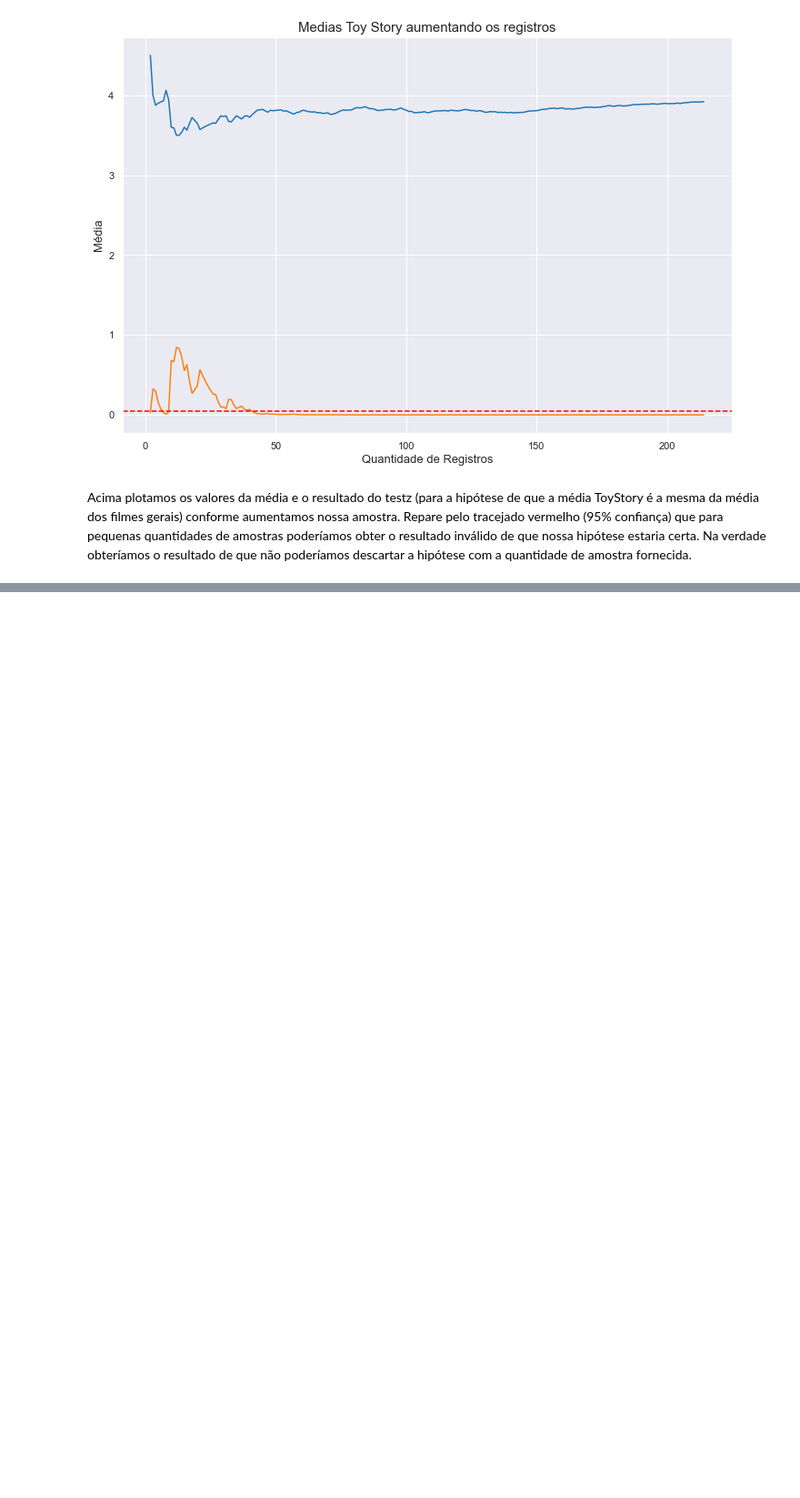
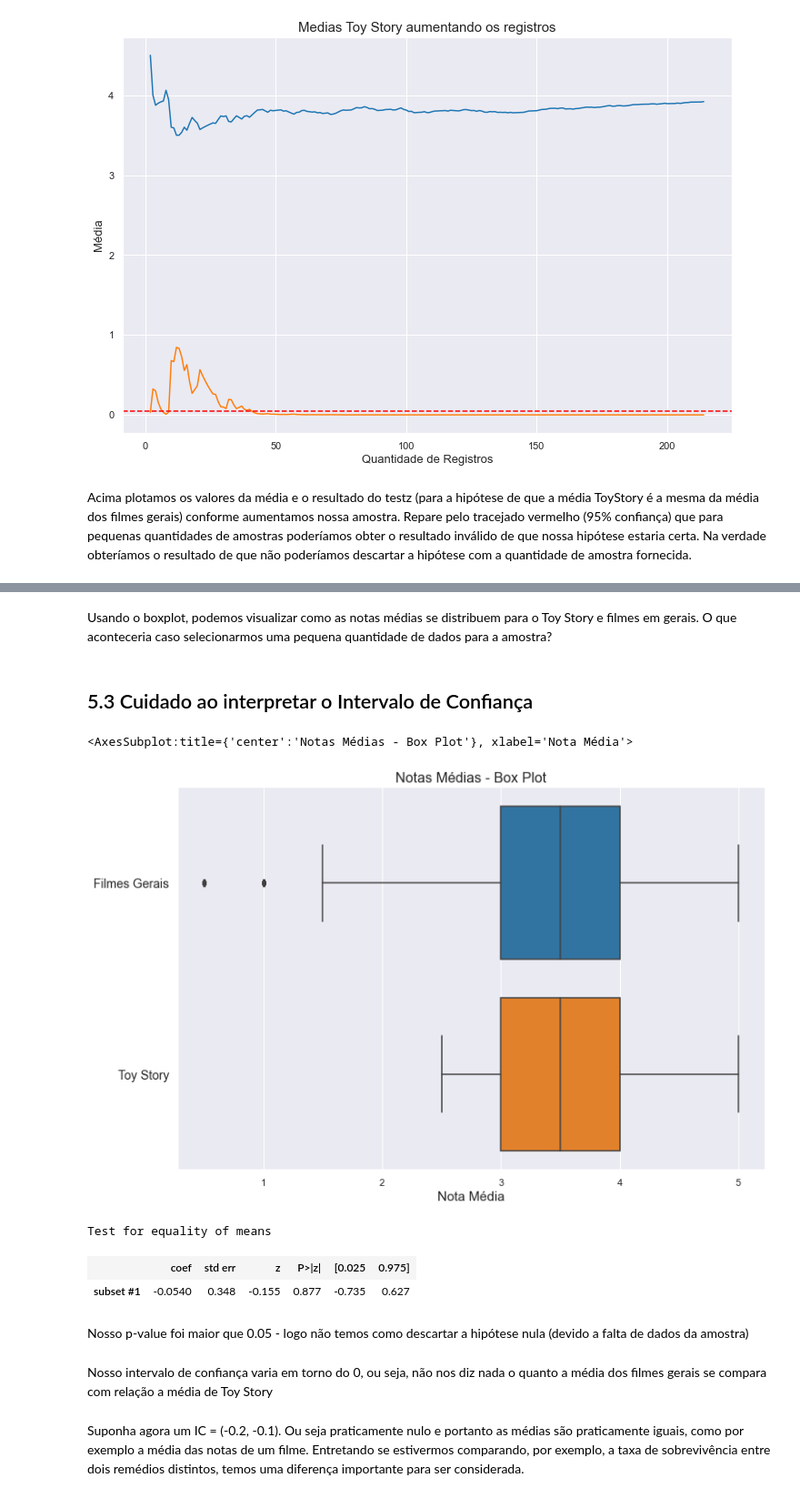
Before and after one commit to ciqueti/Testes_Estatisticos, a Jupyter notebook: Projeto.ipynb, the cells around one changed output, grey strips where cells are left out. Shown at 91% size. Cells and saved outputs as stored; diff of their text form; code cells hidden in the pictures; blank space fills up the shorter version.

```diff
--- a/Projeto.ipynb
+++ b/Projeto.ipynb
@@ -375,0 +446,30 @@ Acima plotamos os valores da média e o resultado do testz (para a hipótese de
+# %% [markdown]
+Usando o boxplot, podemos visualizar como as notas médias se distribuem para o Toy Story e filmes em gerais. O que aconteceria caso selecionarmos uma pequena quantidade de dados para a amostra?
+# %% [markdown]
+## 5.3 Cuidado ao interpretar o Intervalo de Confiança
+# %%
+fig, ax = plt.subplots(figsize=(12,8))
+ax = sns.boxplot(data=[notas['rating'], notas1[3:12]], orient='h') # Poucos dados 'aleatoriamente'
+ax.set_title('Notas Médias - Box Plot', fontsize=16)
+ax.set_xlabel('Nota Média', fontsize=15)
+ax.set_yticks(ticks=[0,1], labels=['Filmes Gerais', 'Toy Story'], fontsize=14)
+ax
+# %% [output]
+<AxesSubplot:title={'center':'Notas Médias - Box Plot'}, xlabel='Nota Média'>
+[figure, added]
+# %%
+# Usando o z_test, o que não deveríamos devido ao baixo número de amostras, para testarmos a hipótese nula
+descr_toystory = DescrStatsW(notas1[3:12])
+descr_todas_as_notas = DescrStatsW(notas['rating'])
+comparacao = descr_todas_as_notas.get_compare(descr_toystory)
+comparacao.summary(use_t=False)
+# %% [output]
+Test for equality of means
+|  | coef | std err | z | P>|z| | [0.025 | 0.975] |
+| subset #1 | -0.0540 | 0.348 | -0.155 | 0.877 | -0.735 | 0.627 |
+# %% [markdown]
+Nosso p-value foi maior que 0.05 - logo não temos como descartar a hipótese nula (devido a falta de dados da amostra)
+# %% [markdown]
+Nosso intervalo de confiança varia em torno do 0, ou seja, não nos diz nada o quanto a média dos filmes gerais se compara com relação a média de Toy Story
+# %% [markdown]
+Suponha agora um IC = (-0.2, -0.1). Ou seja praticamente nulo e portanto as médias são praticamente iguais, como por exemplo a média das notas de um filme. Entretando se estivermos comparando, por exemplo, a taxa de sobrevivência entre dois remédios distintos, temos uma diferença importante para ser considerada.
```
Also changed, not shown: parts of 26 cells of this notebook, 1 other file.
